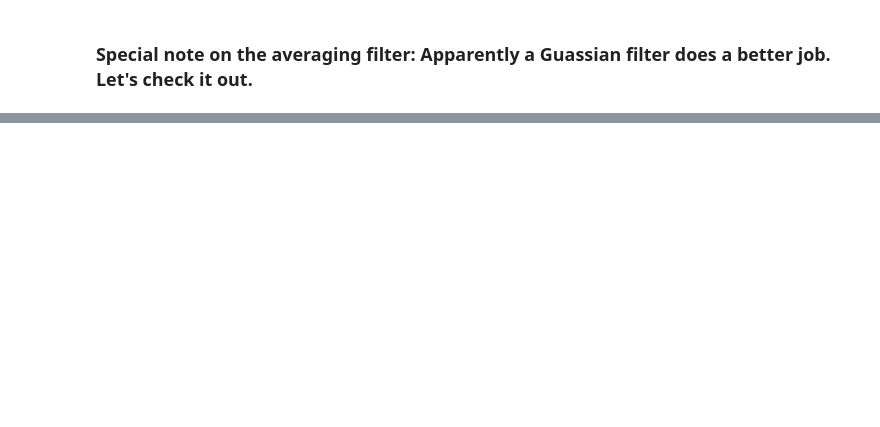
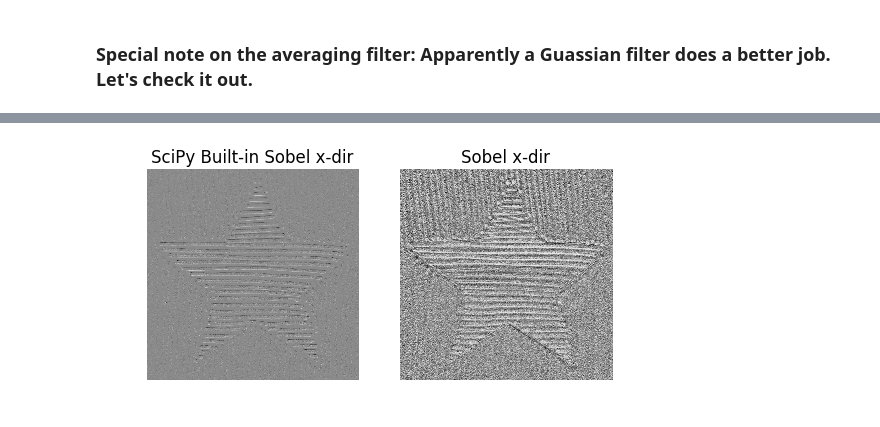
Before and after one commit to gtang31/cv, a Jupyter notebook: notebooks/gtang.ipynb, the cells around one changed output, grey strips where cells are left out. Saved outputs shown, nothing was run; the diff lists cells and outputs as text; code cells hidden in the pictures; blank space fills up the shorter version.

```diff
--- a/notebooks/gtang.ipynb
+++ b/notebooks/gtang.ipynb
@@ -189,0 +205,28 @@ contour(im.convert("L"), origin="image")
+# %%
+# separate filters in X and Y direction
+prewitt_filter_x = np.array([[-1,0,1], [-1,0,1], [-1,0,1]])
+prewitt_filter_y = np.array([[-1,-1,-1], [0,0,0], [1,1,1]])
+
+sobel_filter_x = np.array([[-1,0,1], [-2,0,2], [-1,0,1]])
+sobel_filter_y = np.array([[-1,-2,-1], [0,0,0], [1,2,1]])
+
+prewitt_x_im = Image.fromarray(np.uint8(signal.convolve2d(np_im_gray, prewitt_filter_x, mode="same")))
+# sobel_x_im = Image.fromarray(np.uint8(signal.convolve2d(np_im_gray, sobel_filter_x, mode="same")))
+sobel_x_im = Image.fromarray(filters.gaussian_filter(np.uint8(signal.convolve2d(np_im_gray, sobel_filter_x, mode="same")), 2.5))
+
+# Let's use a better image to show the effects of the Sobel filter
+starsquare_im = np.array(Image.open("../image_dump/starsquare.jpg").convert("L"))
+imx = np.zeros(starsquare_im.shape)
+filters.sobel(starsquare_im, 1, imx)
+
+imy = np.zeros(starsquare_im.shape)
+filters.sobel(starsquare_im, 0, imy)
+
+sobel_x_im = Image.fromarray(filters.gaussian_filter(np.uint8(signal.convolve2d(starsquare_im, sobel_filter_x, mode="same")), 2.5))
+sobel_y_im = Image.fromarray(filters.gaussian_filter(np.uint8(signal.convolve2d(starsquare_im, sobel_filter_y, mode="same")), 2.5))
+
+# print(filters.gaussian_filter(np.uint8(signal.convolve2d(np_im_gray, sobel_filter_x, mode="same")), 2.5), "\n\n",filters.sobel(np_im_gray, 1), "\n\n", imx)
+
+show_images([("SciPy Built-in Sobel x-dir", imy), ("Sobel x-dir", sobel_y_im)], 1, 2)
+# %% [output]
+[figure, added]
```
Also changed, not shown: parts of 19 cells of this notebook, 2 other files.
